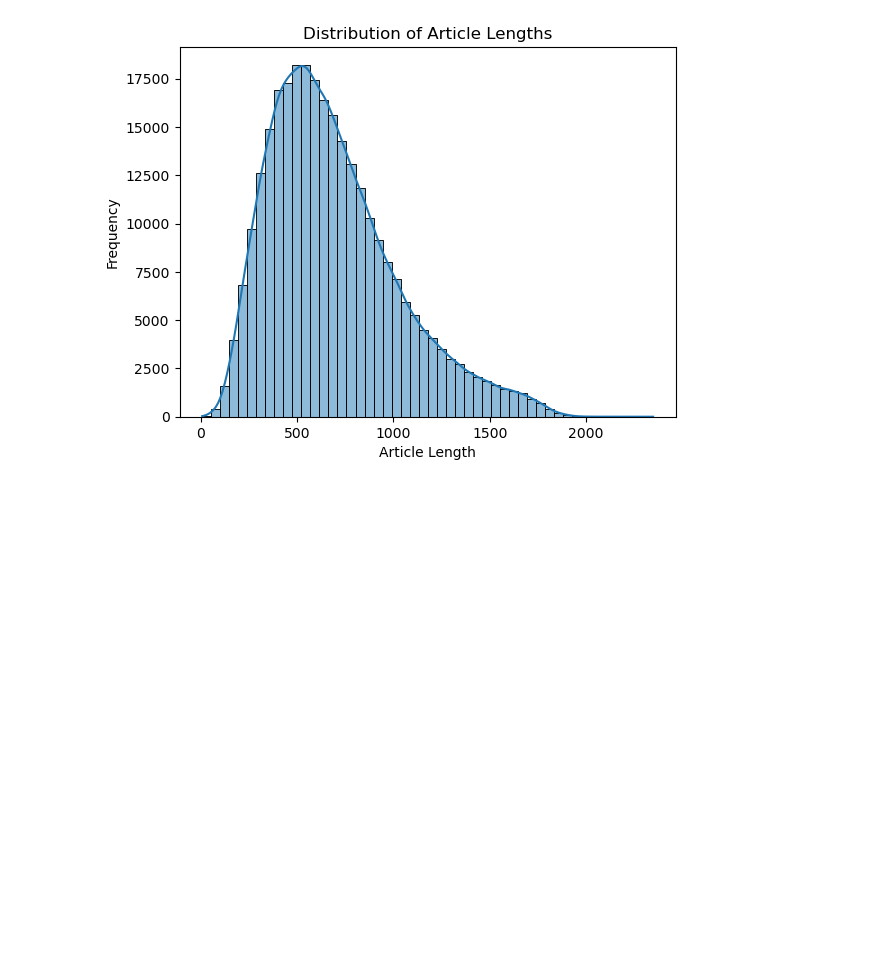
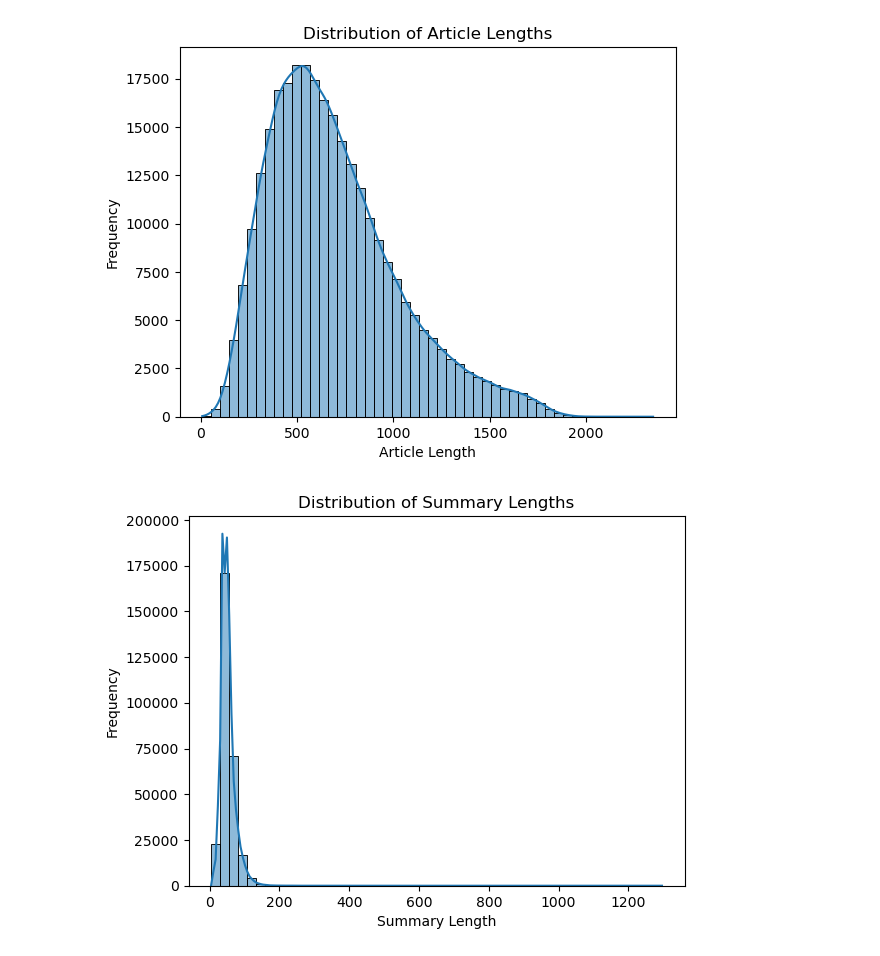
Before and after one commit to abhimanyu726/Text_Summarization_NLP, a Jupyter notebook: text_nlp.ipynb, the cells around one changed output. Drawn from its saved outputs; the diff is of its cells as text; code cells hidden in the pictures; blank space fills up the shorter version.

```diff
--- a/text_nlp.ipynb
+++ b/text_nlp.ipynb
@@ -61,4 +67,13 @@ plt.ylabel('Frequency')
 plt.show()
 # %% [output]
 [figure]
+# %%
+train_df['summary_length'] = train_df['highlights'].apply(lambda x: len(x.split()))
+sns.histplot(train_df['summary_length'], bins=50, kde=True)
+plt.title('Distribution of Summary Lengths')
+plt.xlabel('Summary Length')
+plt.ylabel('Frequency')
+plt.show()
+# %% [output]
+[figure, added]
 # %%
```
Also changed, not shown: parts of 5 cells of this notebook.
